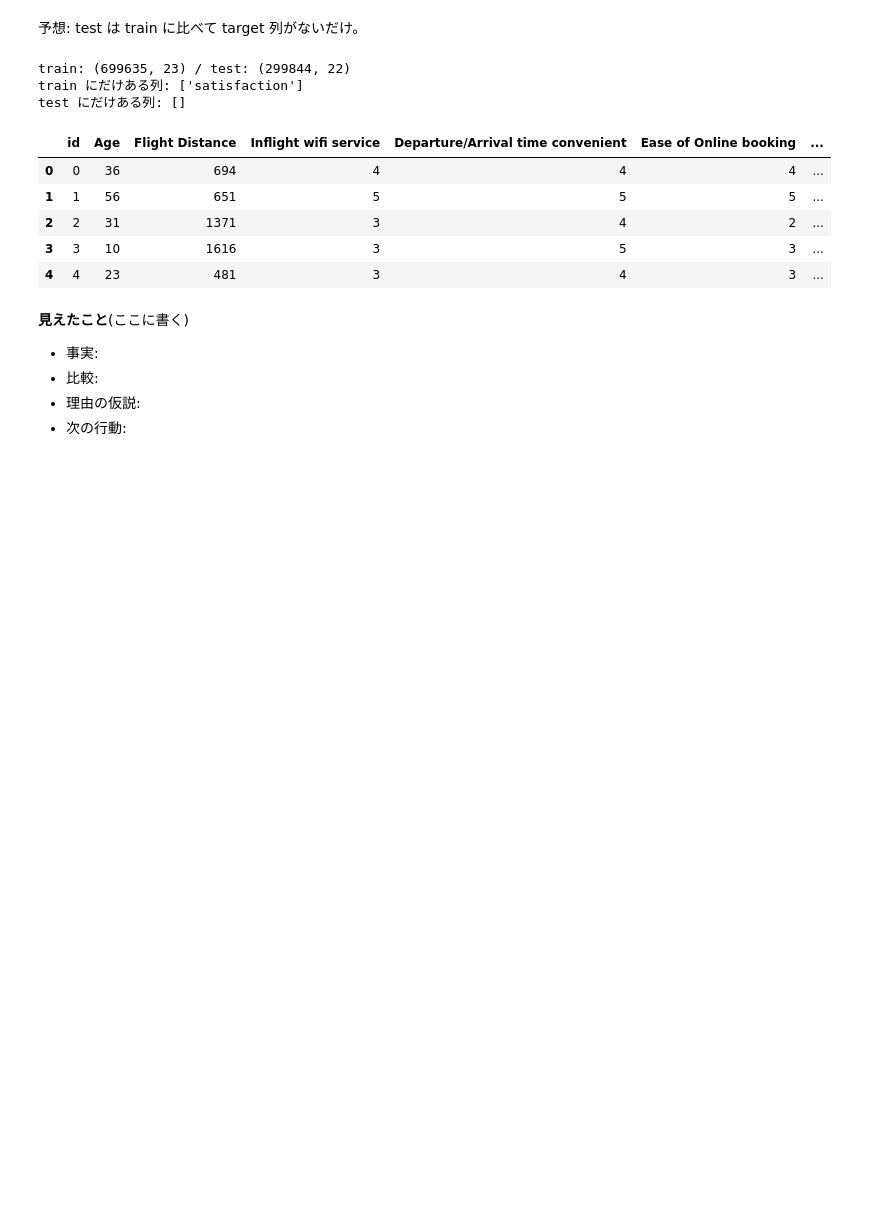
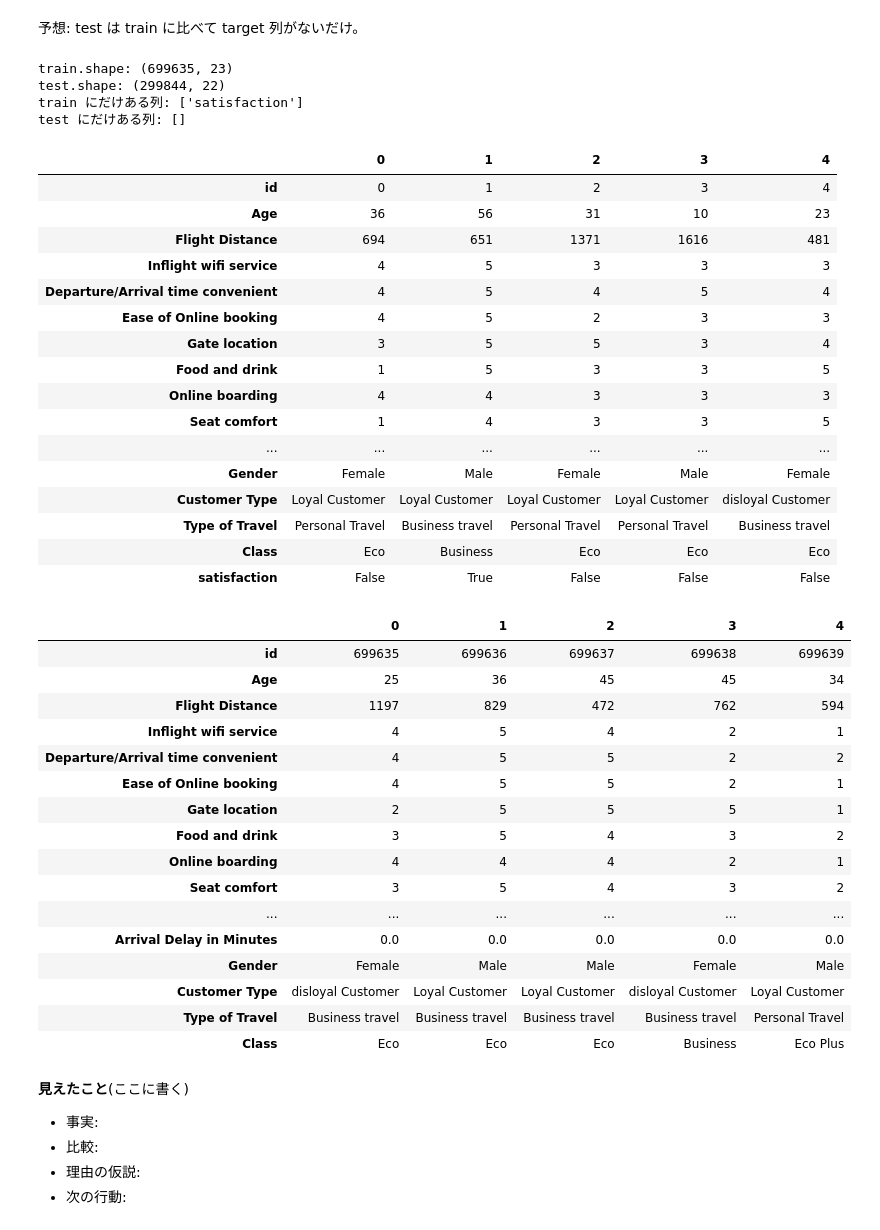
Before and after one commit to mika-42261/2610playground, a Jupyter notebook: 01_eda.ipynb, the cells around one changed output. Drawn from its saved outputs; the diff is of its cells as text; code cells hidden in the pictures; blank space fills up the shorter version.

```diff
--- a/01_eda.ipynb
+++ b/01_eda.ipynb
@@ -33,20 +33,52 @@ print([p.name for p in DATA.iterdir()])  # 配布ファイル一覧(original デ
 # %% [markdown]
 予想: test は train に比べて target 列がないだけ。
 # %%
-print("train:", train.shape, "/ test:", test.shape)
+print("train.shape:", train.shape)
+print("test.shape:", test.shape)
 print("train にだけある列:", sorted(set(train.columns) - set(test.columns)))
 print("test にだけある列:", sorted(set(test.columns) - set(train.columns)))
-train.head()
+# 列が多くて横に切れるので .T で行と列を入れ替えて見る(列=縦、0〜4=先頭5行)
+display(train.head().T)
+display(test.head().T)
 # %% [output]
-train: (699635, 23) / test: (299844, 22)
+train.shape: (699635, 23)
+test.shape: (299844, 22)
 train にだけある列: ['satisfaction']
 test にだけある列: []
-|  | id | Age | Flight Distance | Inflight wifi service | Departure/Arrival time convenient | Ease of Online booking | ... |
-| 0 | 0 | 36 | 694 | 4 | 4 | 4 | ... |
-| 1 | 1 | 56 | 651 | 5 | 5 | 5 | ... |
-| 2 | 2 | 31 | 1371 | 3 | 4 | 2 | ... |
-| 3 | 3 | 10 | 1616 | 3 | 5 | 3 | ... |
-| 4 | 4 | 23 | 481 | 3 | 4 | 3 | ... |
+|  | 0 | 1 | 2 | 3 | 4 |
+| id | 0 | 1 | 2 | 3 | 4 |
+| Age | 36 | 56 | 31 | 10 | 23 |
+| Flight Distance | 694 | 651 | 1371 | 1616 | 481 |
+| Inflight wifi service | 4 | 5 | 3 | 3 | 3 |
+| Departure/Arrival time convenient | 4 | 5 | 4 | 5 | 4 |
+| Ease of Online booking | 4 | 5 | 2 | 3 | 3 |
+| Gate location | 3 | 5 | 5 | 3 | 4 |
+| Food and drink | 1 | 5 | 3 | 3 | 5 |
+| Online boarding | 4 | 4 | 3 | 3 | 3 |
+| Seat comfort | 1 | 4 | 3 | 3 | 5 |
+| ... | ... | ... | ... | ... | ... |
+| Gender | Female | Male | Female | Male | Female |
+| Customer Type | Loyal Customer | Loyal Customer | Loyal Customer | Loyal Customer | disloyal Customer |
+| Type of Travel | Personal Travel | Business travel | Personal Travel | Personal Travel | Business travel |
+| Class | Eco | Business | Eco | Eco | Eco |
+| satisfaction | False | True | False | False | False |
+|  | 0 | 1 | 2 | 3 | 4 |
+| id | 699635 | 699636 | 699637 | 699638 | 699639 |
+| Age | 25 | 36 | 45 | 45 | 34 |
+| Flight Distance | 1197 | 829 | 472 | 762 | 594 |
+| Inflight wifi service | 4 | 5 | 4 | 2 | 1 |
+| Departure/Arrival time convenient | 4 | 5 | 5 | 2 | 2 |
+| Ease of Online booking | 4 | 5 | 5 | 2 | 1 |
+| Gate location | 2 | 5 | 5 | 5 | 1 |
+| Food and drink | 3 | 5 | 4 | 3 | 2 |
+| Online boarding | 4 | 4 | 4 | 2 | 1 |
+| Seat comfort | 3 | 5 | 4 | 3 | 2 |
+| ... | ... | ... | ... | ... | ... |
+| Arrival Delay in Minutes | 0.0 | 0.0 | 0.0 | 0.0 | 0.0 |
+| Gender | Female | Male | Male | Female | Male |
+| Customer Type | disloyal Customer | Loyal Customer | Loyal Customer | disloyal Customer | Loyal Customer |
+| Type of Travel | Business travel | Business travel | Business travel | Business travel | Personal Travel |
+| Class | Eco | Eco | Eco | Business | Eco Plus |
 # %% [markdown]
 **見えたこと**(ここに書く)
 - 事実:
```
Also changed, not shown: parts of 2 cells of this notebook.
